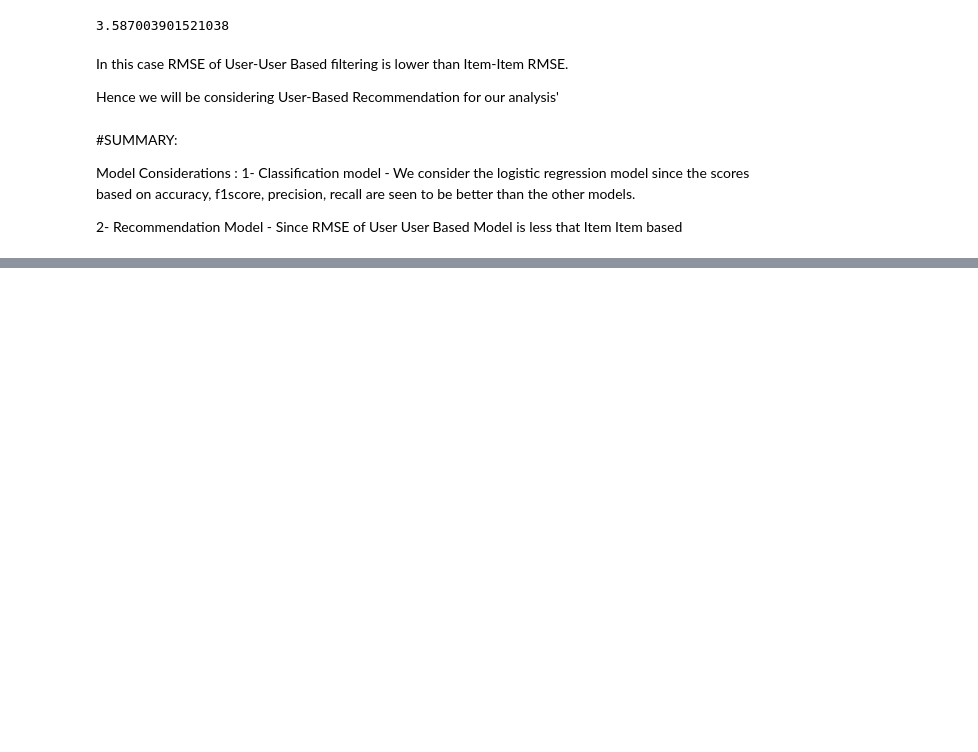
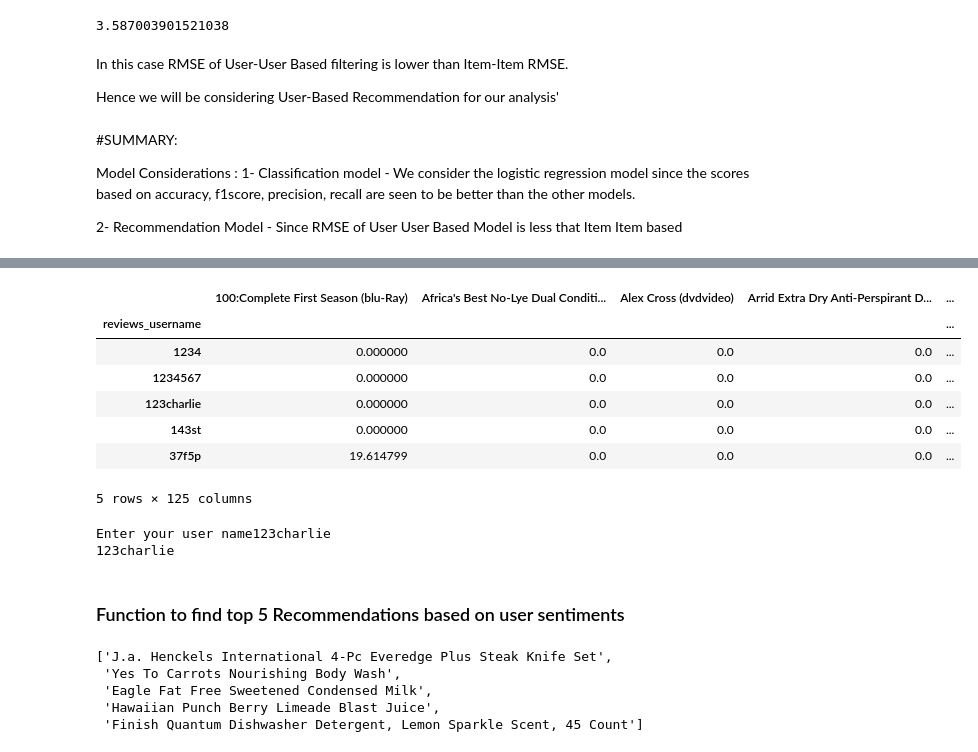
Before and after one commit to adyr16/Capstone, a Jupyter notebook: capstone_project.ipynb, the cells around one changed output, grey strips where cells are left out. Drawn from its saved outputs; the diff is of its cells as text; code cells hidden in the pictures; blank space fills up the shorter version.

```diff
--- a/capstone_project.ipynb
+++ b/capstone_project.ipynb
@@ -1934,0 +1826,24 @@ Model Considerations :
+# %%
+vectorizer_final = pickle.load(open('/content/gdrive/MyDrive/Capstone/final/vectorizer.pkl','rb'))
+model_final = pickle.load(open('/content/gdrive/MyDrive/Capstone/final/lr_model.pkl','rb'))
+common_user_predicted_ratings_useruser = pd.read_csv('/content/gdrive/MyDrive/Capstone/final/common_user_predicted_ratings.csv')
+# %%
+common_user_predicted_ratings_useruser.head()
+# %% [output]
+|  | 100:Complete First Season (blu-Ray) | Africa's Best No-Lye Dual Conditi... | Alex Cross (dvdvideo) | Arrid Extra Dry Anti-Perspirant D... | ... |
+| reviews_username |  |  |  |  | ... |
+| 1234 | 0.000000 | 0.0 | 0.0 | 0.0 | ... |
+| 1234567 | 0.000000 | 0.0 | 0.0 | 0.0 | ... |
+| 123charlie | 0.000000 | 0.0 | 0.0 | 0.0 | ... |
+| 143st | 0.000000 | 0.0 | 0.0 | 0.0 | ... |
+| 37f5p | 19.614799 | 0.0 | 0.0 | 0.0 | ... |
+5 rows × 125 columns
+# %%
+# Take the user ID as input.
+user_input = str(input("Enter your user name"))
+print(user_input)
+# %% [output]
+Enter your user name123charlie
+123charlie
+# %% [markdown]
+### Function to find top 5 Recommendations based on user sentiments
@@ -1934,0 +1881,8 @@ Model Considerations :
+# %%
+top5
+# %% [output]
+['J.a. Henckels International 4-Pc Everedge Plus Steak Knife Set',
+ 'Yes To Carrots Nourishing Body Wash',
+ 'Eagle Fat Free Sweetened Condensed Milk',
+ 'Hawaiian Punch Berry Limeade Blast Juice',
+ 'Finish Quantum Dishwasher Detergent, Lemon Sparkle Scent, 45 Count']
```
Also changed, not shown: parts of 43 cells of this notebook.
